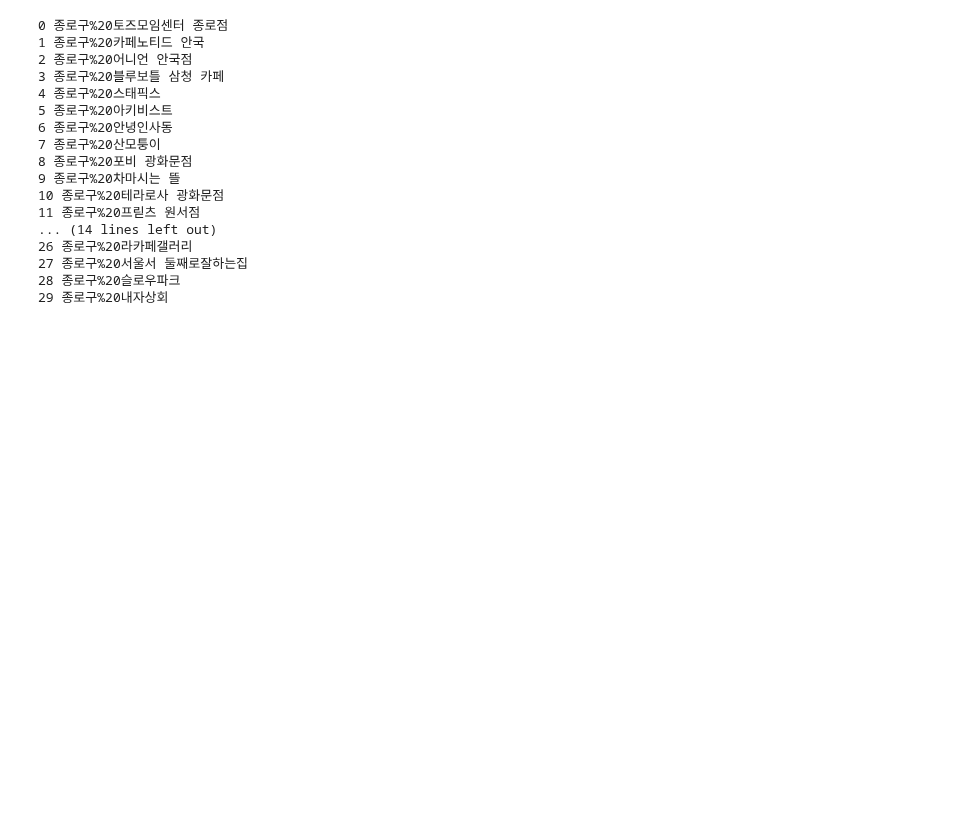
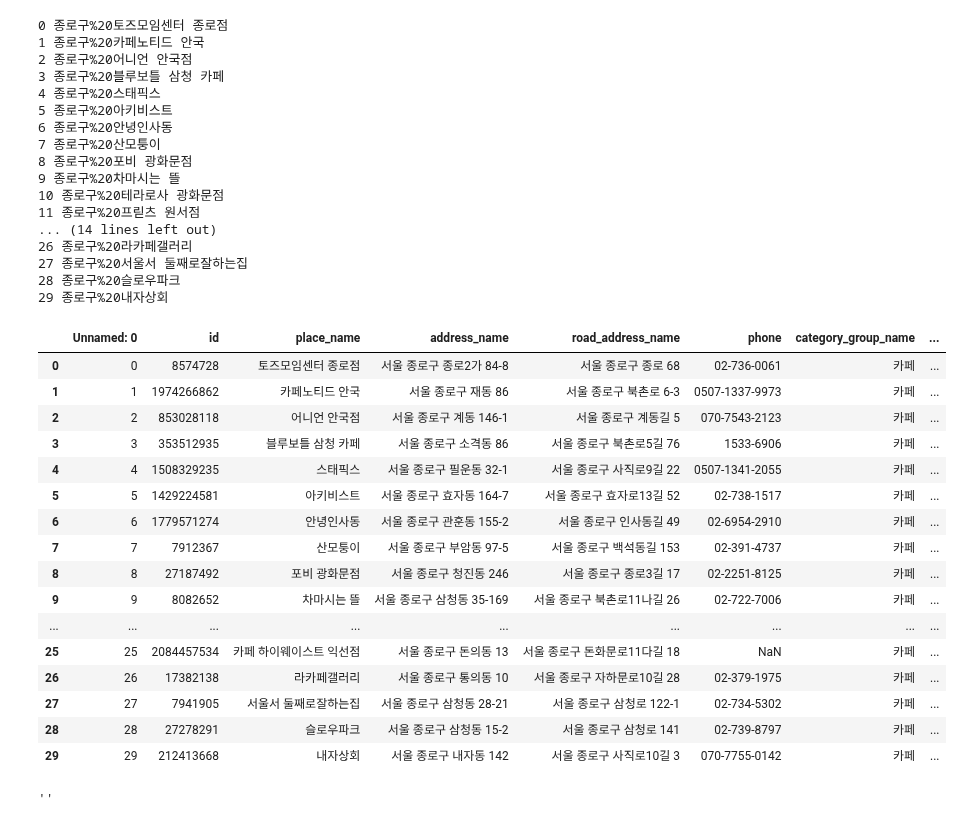
Before and after one commit to DongChanLee/recommendation, a Jupyter notebook: test_dataframe.ipynb, the cells around one changed output. Cells and saved outputs as stored; diff of their text form; code cells hidden in the pictures; blank space fills up the shorter version.

```diff
--- a/test_dataframe.ipynb
+++ b/test_dataframe.ipynb
@@ -11,3 +11,5 @@ df = pd.read_csv(os.path.join('/Users/dc/practice/recommendation/recomm_drf/data
+# %%
+df = pd.read_csv(os.path.join('/Users/dc/study_dir/recommendation/data/csv/cafe', '종로구_카페 정보.csv'), sep=',')
 # %%
 df['dong'] = df.iloc[:, 3].str.split(' ').str[1]
 print(df['dong'])
@@ -127,3 +153,28 @@ for i, keyword in enumerate(df['naver_keyword'].tolist()):
 27 종로구%20서울서 둘째로잘하는집
 28 종로구%20슬로우파크
 29 종로구%20내자상회
+# %%
+df['naver_map_url'] = ''
+df
+# %% [output]
+|  | Unnamed: 0 | id | place_name | address_name | road_address_name | phone | category_group_name | ... |
+| 0 | 0 | 8574728 | 토즈모임센터 종로점 | 서울 종로구 종로2가 84-8 | 서울 종로구 종로 68 | 02-736-0061 | 카페 | ... |
+| 1 | 1 | 1974266862 | 카페노티드 안국 | 서울 종로구 재동 86 | 서울 종로구 북촌로 6-3 | 0507-1337-9973 | 카페 | ... |
+| 2 | 2 | 853028118 | 어니언 안국점 | 서울 종로구 계동 146-1 | 서울 종로구 계동길 5 | 070-7543-2123 | 카페 | ... |
+| 3 | 3 | 353512935 | 블루보틀 삼청 카페 | 서울 종로구 소격동 86 | 서울 종로구 북촌로5길 76 | 1533-6906 | 카페 | ... |
+| 4 | 4 | 1508329235 | 스태픽스 | 서울 종로구 필운동 32-1 | 서울 종로구 사직로9길 22 | 0507-1341-2055 | 카페 | ... |
+| 5 | 5 | 1429224581 | 아키비스트 | 서울 종로구 효자동 164-7 | 서울 종로구 효자로13길 52 | 02-738-1517 | 카페 | ... |
+| 6 | 6 | 1779571274 | 안녕인사동 | 서울 종로구 관훈동 155-2 | 서울 종로구 인사동길 49 | 02-6954-2910 | 카페 | ... |
+| 7 | 7 | 7912367 | 산모퉁이 | 서울 종로구 부암동 97-5 | 서울 종로구 백석동길 153 | 02-391-4737 | 카페 | ... |
+| 8 | 8 | 27187492 | 포비 광화문점 | 서울 종로구 청진동 246 | 서울 종로구 종로3길 17 | 02-2251-8125 | 카페 | ... |
+| 9 | 9 | 8082652 | 차마시는 뜰 | 서울 종로구 삼청동 35-169 | 서울 종로구 북촌로11나길 26 | 02-722-7006 | 카페 | ... |
+| ... | ... | ... | ... | ... | ... | ... | ... | ... |
+| 25 | 25 | 2084457534 | 카페 하이웨이스트 익선점 | 서울 종로구 돈의동 13 | 서울 종로구 돈화문로11다길 18 | NaN | 카페 | ... |
+| 26 | 26 | 17382138 | 라카페갤러리 | 서울 종로구 통의동 10 | 서울 종로구 자하문로10길 28 | 02-379-1975 | 카페 | ... |
+| 27 | 27 | 7941905 | 서울서 둘째로잘하는집 | 서울 종로구 삼청동 28-21 | 서울 종로구 삼청로 122-1 | 02-734-5302 | 카페 | ... |
+| 28 | 28 | 27278291 | 슬로우파크 | 서울 종로구 삼청동 15-2 | 서울 종로구 삼청로 141 | 02-739-8797 | 카페 | ... |
+| 29 | 29 | 212413668 | 내자상회 | 서울 종로구 내자동 142 | 서울 종로구 사직로10길 3 | 070-7755-0142 | 카페 | ... |
+# %%
+df.iloc[0,-1]
+# %% [output]
+''
```
Also changed, not shown: parts of 2 cells of this notebook, 1 other file.
